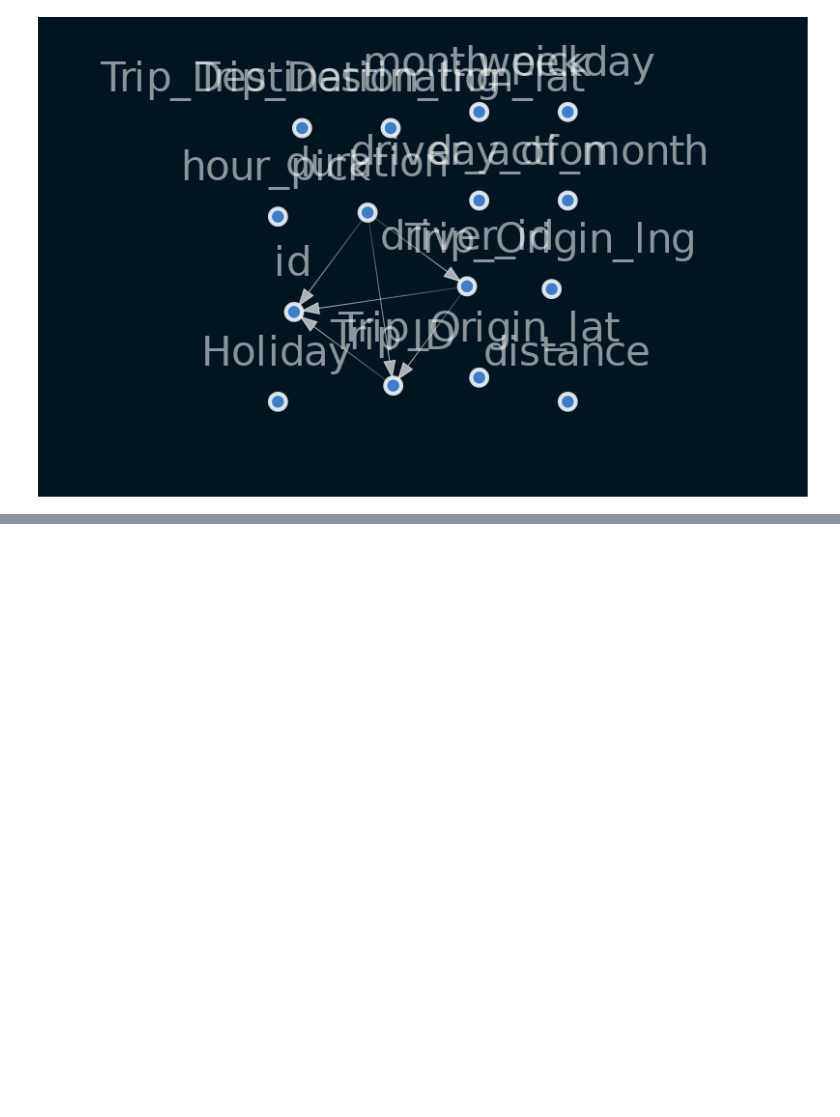
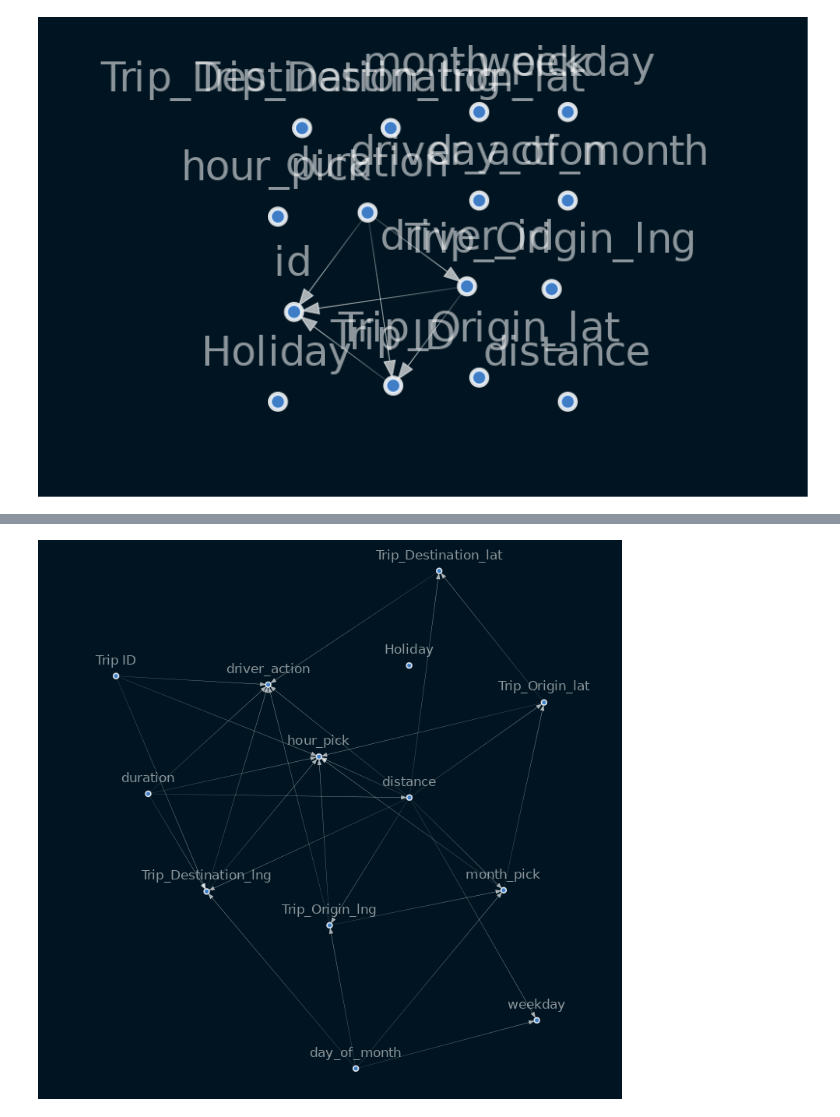
Before and after one commit to BirhanuGebisa/Delivery_drivers_Causal_Inference, a Jupyter notebook: notebooks/causalgraph.ipynb, the cells around one changed output, grey strips where cells are left out. Drawn from its saved outputs; the diff is of its cells as text; code cells hidden in the pictures; blank space fills up the shorter version.

```diff
--- a/notebooks/causalgraph.ipynb
+++ b/notebooks/causalgraph.ipynb
@@ -172,0 +220,5 @@ Image(viz.draw(format='png'))
+# %%
+sm.remove_edges_below_threshold(0.8)
+pl.vis_sm(sm)
+# %% [output]
+[figure, added]
```
Also changed, not shown: parts of 28 cells of this notebook.
